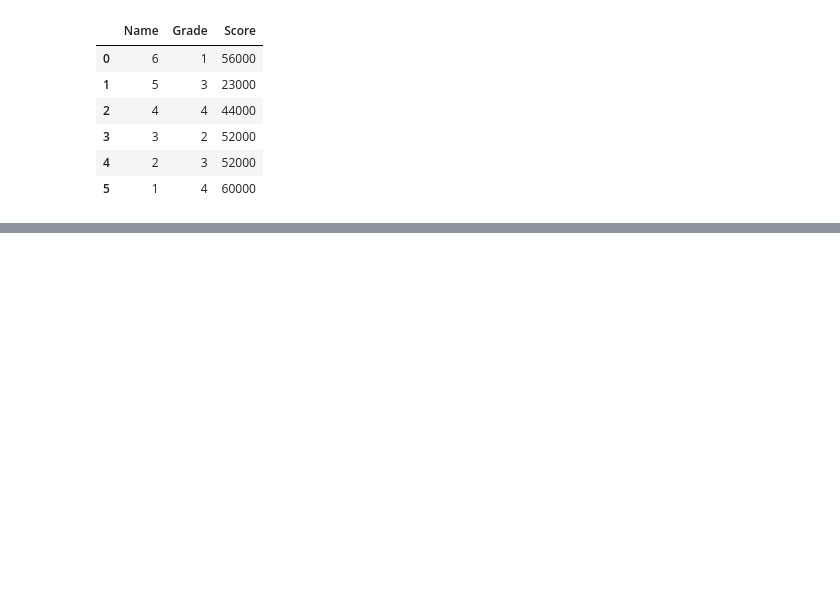
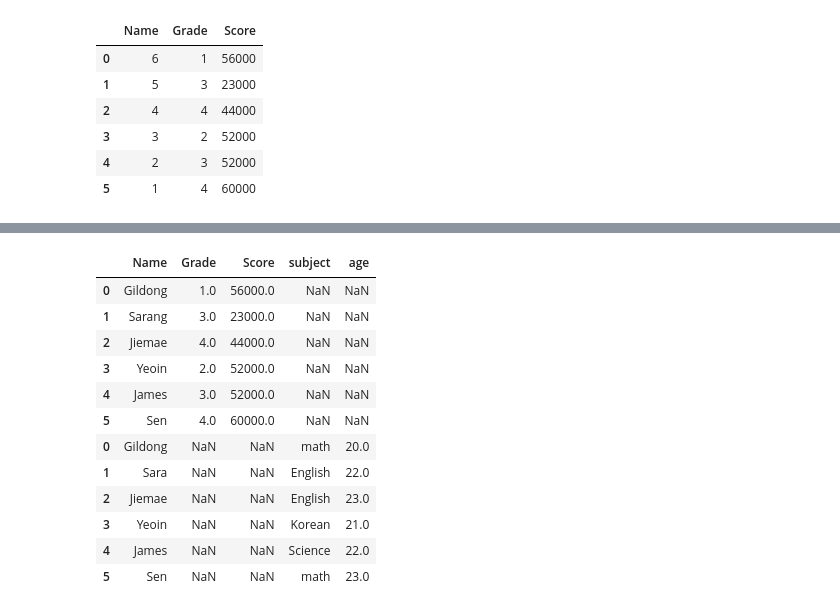
Before and after one commit to Run-aivle/study, a Jupyter notebook: Feb/02.07/SEN/Study.ipynb, the cells around one changed output, grey strips where cells are left out. Drawn from its saved outputs; the diff is of its cells as text; code cells hidden in the pictures; blank space fills up the shorter version.

```diff
--- a/Feb/02.07/SEN/Study.ipynb
+++ b/Feb/02.07/SEN/Study.ipynb
@@ -144,0 +182,10 @@ df1
+# %%
+dict1 = {'Name': ['Gildong', 'Sarang', 'Jiemae', 'Yeoin', 'James', 'Sen'],
+        'Grade': [1, 3, 4, 2, 3, 4],
+        'Score': [56000, 23000, 44000, 52000, 52000, 60000]}
+df1 = pd.DataFrame(dict1)
+
+dict2 = {'Name': ['Gildong', 'Sara', 'Jiemae', 'Yeoin', 'James', 'Sen'],
+        'subject': ['math', 'English', 'English','Korean', 'Science', 'math'],
+        'age': [20, 22, 23, 21, 22, 23]}
+df2 = pd.DataFrame(dict2)
@@ -144,0 +240,16 @@ df1
+# %%
+pd.concat([df1, df2], axis=0, join = 'outer')
+# %% [output]
+|  | Name | Grade | Score | subject | age |
+| 0 | Gildong | 1.0 | 56000.0 | NaN | NaN |
+| 1 | Sarang | 3.0 | 23000.0 | NaN | NaN |
+| 2 | Jiemae | 4.0 | 44000.0 | NaN | NaN |
+| 3 | Yeoin | 2.0 | 52000.0 | NaN | NaN |
+| 4 | James | 3.0 | 52000.0 | NaN | NaN |
+| 5 | Sen | 4.0 | 60000.0 | NaN | NaN |
+| 0 | Gildong | NaN | NaN | math | 20.0 |
+| 1 | Sara | NaN | NaN | English | 22.0 |
+| 2 | Jiemae | NaN | NaN | English | 23.0 |
+| 3 | Yeoin | NaN | NaN | Korean | 21.0 |
+| 4 | James | NaN | NaN | Science | 22.0 |
+| 5 | Sen | NaN | NaN | math | 23.0 |
```
Also changed, not shown: parts of 20 cells of this notebook.
